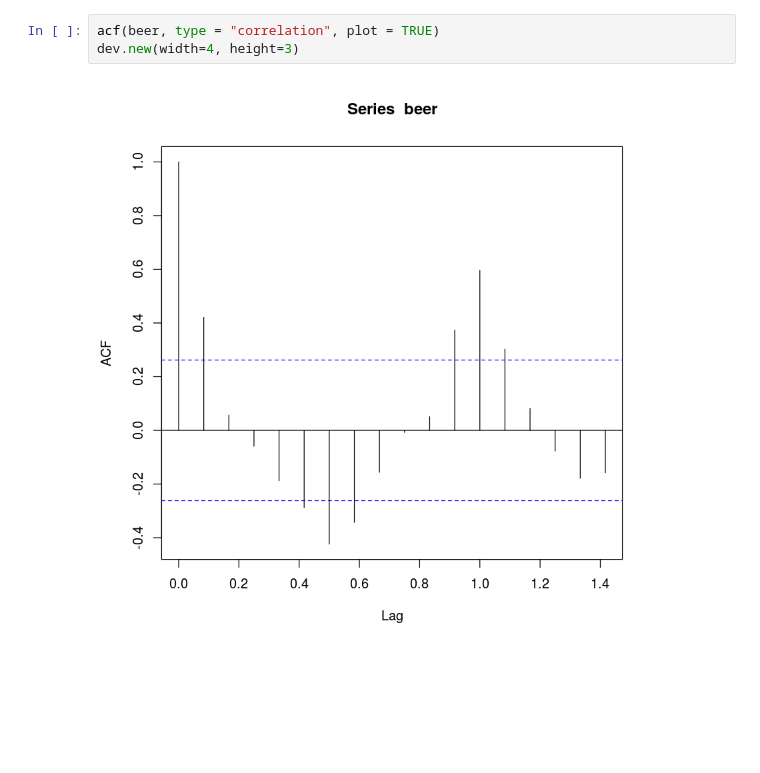
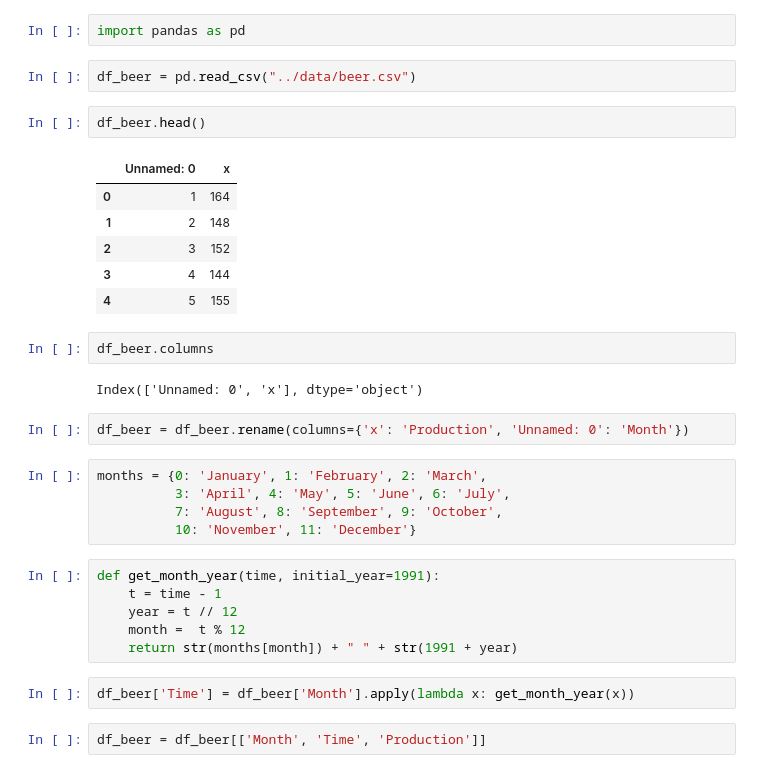
Before and after one commit to somnath1077/ML, a Jupyter notebook: timeseries/notebooks/ch2.ipynb, the cells around one changed output. Cells and saved outputs as stored; diff of their text form; blank space fills up the shorter version.

```diff
--- a/timeseries/notebooks/ch2.ipynb
+++ b/timeseries/notebooks/ch2.ipynb
@@ -48,5 +1,34 @@ Autocorrelations of series ‘beer’, by lag
-# %%
-acf(beer, type = "correlation", plot = TRUE)
-dev.new(width=4, height=3)
-# %% [output]
-[figure, removed]
+# %%
+import pandas as pd
+# %%
+df_beer = pd.read_csv("../data/beer.csv")
+# %%
+df_beer.head()
+# %% [output]
+|  | Unnamed: 0 | x |
+| 0 | 1 | 164 |
+| 1 | 2 | 148 |
+| 2 | 3 | 152 |
+| 3 | 4 | 144 |
+| 4 | 5 | 155 |
+# %%
+df_beer.columns
+# %% [output]
+Index(['Unnamed: 0', 'x'], dtype='object')
+# %%
+df_beer = df_beer.rename(columns={'x': 'Production', 'Unnamed: 0': 'Month'})
+# %%
+months = {0: 'January', 1: 'February', 2: 'March',
+          3: 'April', 4: 'May', 5: 'June', 6: 'July',
+          7: 'August', 8: 'September', 9: 'October',
+          10: 'November', 11: 'December'}
+# %%
+def get_month_year(time, initial_year=1991):
+    t = time - 1
+    year = t // 12
+    month =  t % 12
+    return str(months[month]) + " " + str(1991 + year)
+# %%
+df_beer['Time'] = df_beer['Month'].apply(lambda x: get_month_year(x))
+# %%
+df_beer = df_beer[['Month', 'Time', 'Production']]
```
Also changed, not shown: parts of 12 cells of this notebook, 1 other file.
